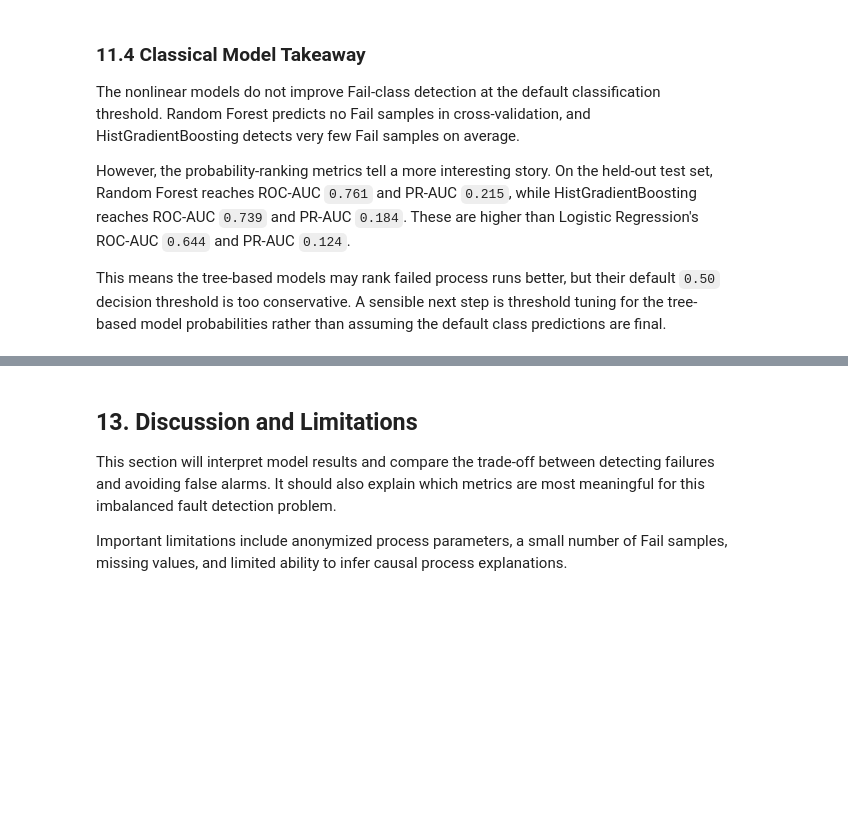
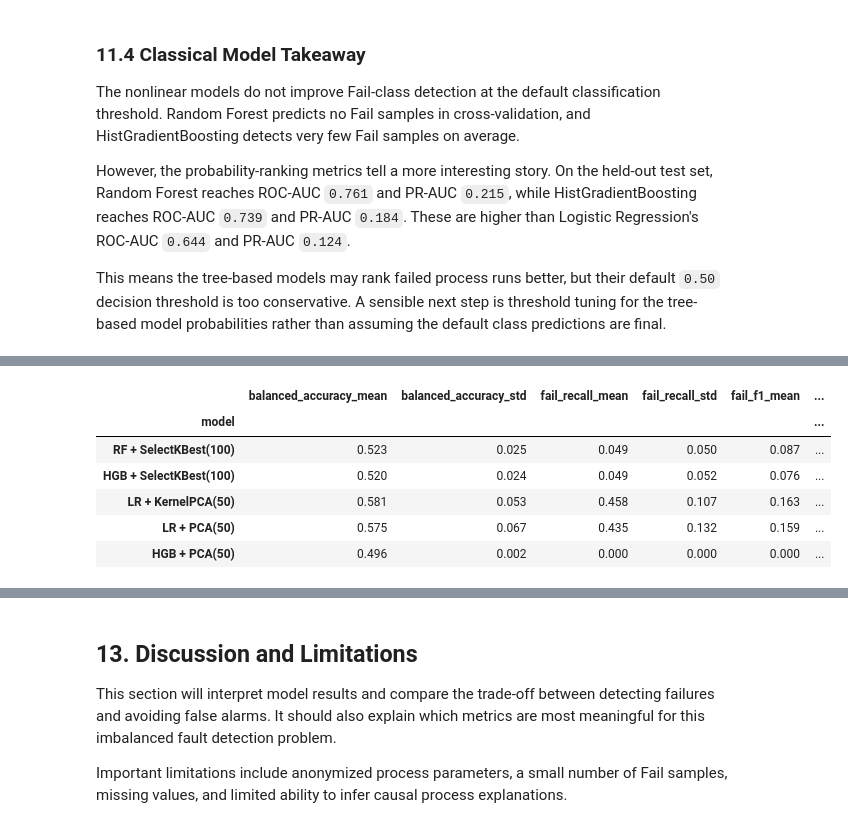
Before and after one commit to Spalding13/secom-fault-detection, a Jupyter notebook: notebooks/01_secom_fault_detection.ipynb, the cells around one changed output, grey strips where cells are left out. Saved outputs shown, nothing was run; the diff lists cells and outputs as text; code cells hidden in the pictures; blank space fills up the shorter version.

```diff
--- a/notebooks/01_secom_fault_detection.ipynb
+++ b/notebooks/01_secom_fault_detection.ipynb
@@ -1114,0 +1300,43 @@ If PCA is used, it must be placed inside a Pipeline after imputation and scaling
+# %%
+dimensionality_model_candidates = {
+    f"RF + SelectKBest({k_best_features})": rf_selectk_pipeline,
+    f"HGB + SelectKBest({k_best_features})": hist_gb_selectk_pipeline,
+    f"LR + PCA({pca_components})": lr_pca_pipeline,
+    f"LR + KernelPCA({kernel_pca_components})": lr_kernel_pca_pipeline,
+    f"HGB + PCA({pca_components})": hist_gb_pca_pipeline,
+}
+
+dimensionality_cv_results = pd.concat([
+    evaluate_model_cv(model_name, model, X_train, y_train, cv)
+    for model_name, model in dimensionality_model_candidates.items()
+], ignore_index=True)
+
+dimensionality_cv_summary = (
+    dimensionality_cv_results
+    .drop(columns="fold")
+    .groupby("model")
+    .agg(["mean", "std"])
+)
+
+dimensionality_cv_summary.columns = [
+    f"{metric}_{stat}" for metric, stat in dimensionality_cv_summary.columns
+]
+
+dimensionality_cv_summary[[
+    "balanced_accuracy_mean",
+    "balanced_accuracy_std",
+    "fail_recall_mean",
+    "fail_recall_std",
+    "fail_f1_mean",
+    "fail_f1_std",
+    "roc_auc_mean",
+    "pr_auc_mean",
+]].sort_values("pr_auc_mean", ascending=False).round(3)
+# %% [output]
+|  | balanced_accuracy_mean | balanced_accuracy_std | fail_recall_mean | fail_recall_std | fail_f1_mean | ... |
+| model |  |  |  |  |  | ... |
+| RF + SelectKBest(100) | 0.523 | 0.025 | 0.049 | 0.050 | 0.087 | ... |
+| HGB + SelectKBest(100) | 0.520 | 0.024 | 0.049 | 0.052 | 0.076 | ... |
+| LR + KernelPCA(50) | 0.581 | 0.053 | 0.458 | 0.107 | 0.163 | ... |
+| LR + PCA(50) | 0.575 | 0.067 | 0.435 | 0.132 | 0.159 | ... |
+| HGB + PCA(50) | 0.496 | 0.002 | 0.000 | 0.000 | 0.000 | ... |
```
Also changed, not shown: parts of 21 cells of this notebook, 1 other file.
